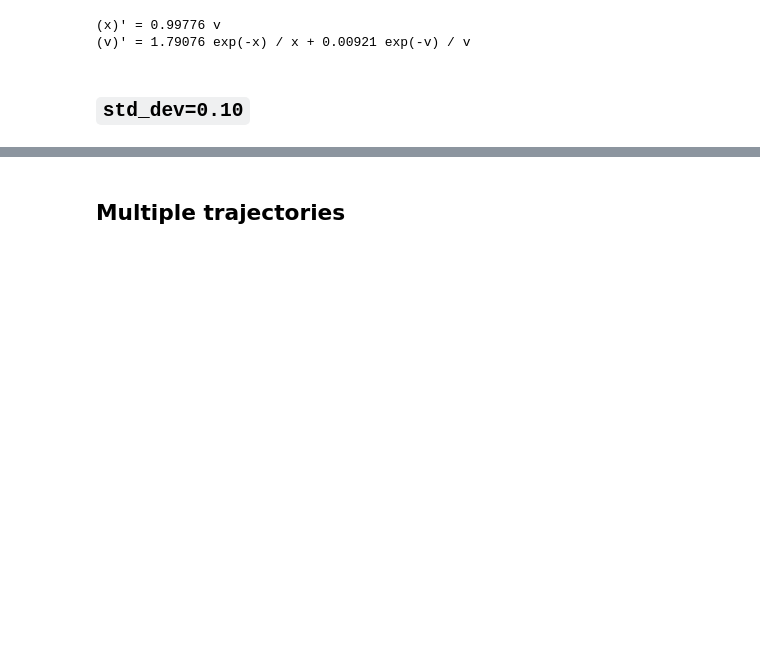
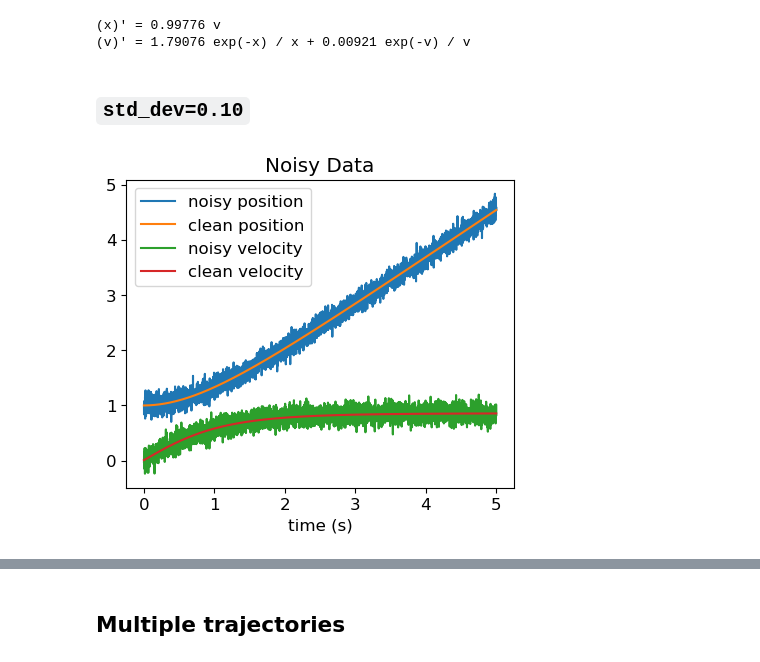
Before and after one commit to zbrookshowe/yukawa-sindy, a Jupyter notebook: Yukawa2body_weak.ipynb, the cells around one changed output, grey strips where cells are left out. Cells and saved outputs as stored; diff of their text form; code cells hidden in the pictures; blank space fills up the shorter version.

```diff
--- a/Yukawa2body_weak.ipynb
+++ b/Yukawa2body_weak.ipynb
@@ -233,3 +239,10 @@ weak_model.print(precision=5)
 (v)' = 1.79076 exp(-x) / x + 0.00921 exp(-v) / v
 # %% [markdown]
 ## `std_dev=0.10`
+# %%
+sim010 = ys.Yukawa_simulation()
+sim010.simulate(5)
+sim010.add_gaussian_noise(noise_level=0.10)
+sim010.plot()
+# %% [output]
+[figure, added]
```
Also changed, not shown: parts of 36 cells of this notebook.
